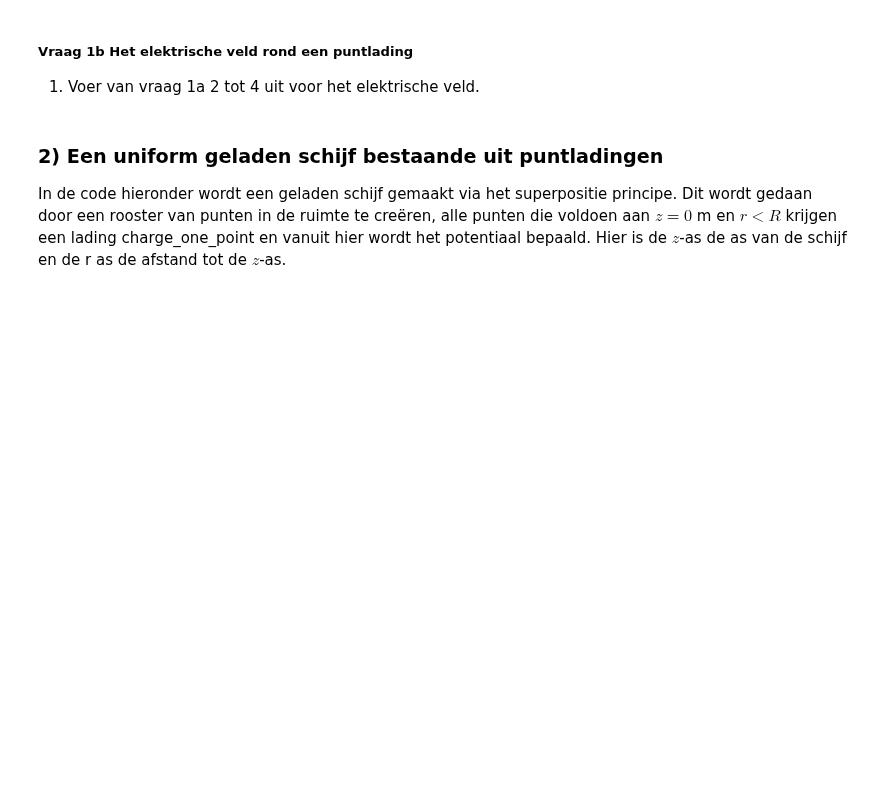
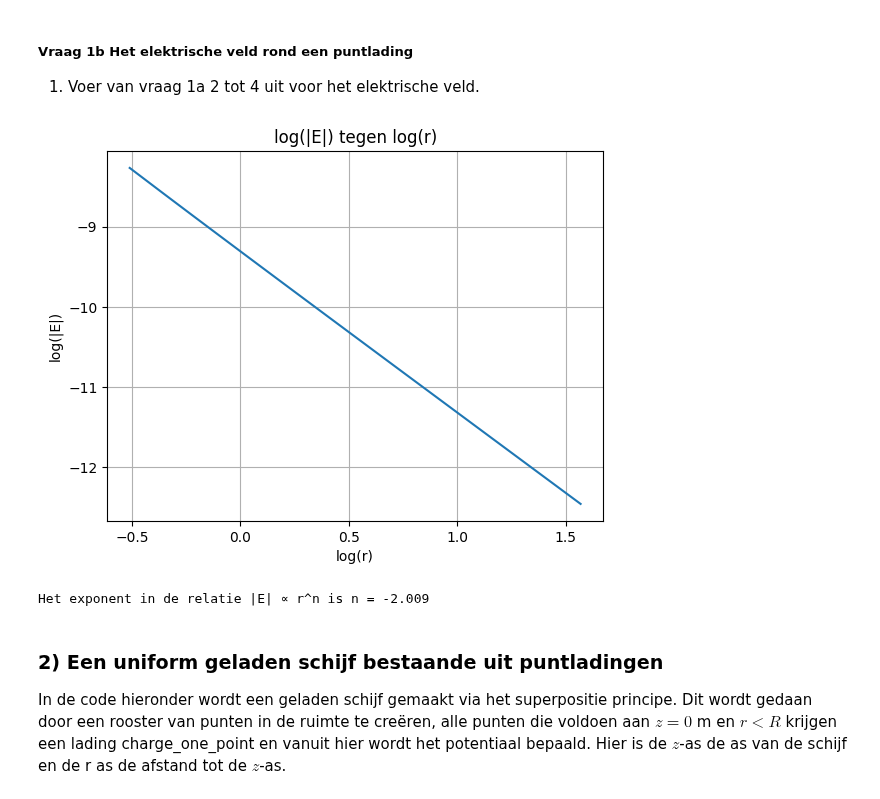
Before and after one commit to owesdorp/opdrachten-DEF-D, a Jupyter notebook: DigitaleOntwerpopdrachten/1CondensatorOpdracht/CondensatorOntwerpopdracht.ipynb, the cells around one changed output. Cells and saved outputs as stored; diff of their text form; code cells hidden in the pictures; blank space fills up the shorter version.

```diff
--- a/DigitaleOntwerpopdrachten/1CondensatorOpdracht/CondensatorOntwerpopdracht.ipynb
+++ b/DigitaleOntwerpopdrachten/1CondensatorOpdracht/CondensatorOntwerpopdracht.ipynb
@@ -96,7 +120,34 @@ plot_results_pt_charge_at_origin(Ez, Er, normE, V, r, z, grid_step)
 # %%
 ###
 ###Hier jouw code###
+index_z0_E = np.argmin(np.abs(z_for_E - 0.0))
+
+E_slice = normE[index_z0_E, :]
+r_slice_E = r_for_E
+
+# Filter: r > 0 én E > 0
+
+mask_E = (r_slice_E > 0.5) & (E_slice > 0)
+log_r_E = np.log(r_slice_E[mask_E])
+log_E   = np.log(E_slice[mask_E])
+
+plt.figure()
+plt.plot(log_r_E, log_E)
+plt.xlabel("log(r)")
+plt.ylabel("log(|E|)")
+plt.title("log(|E|) tegen log(r)")
+plt.grid(True)
+plt.show()
+
+coeffs_E = np.polyfit(log_r_E, log_E, 1)
+slope_E, intercept_E = coeffs_E
+
+print(f"Het exponent in de relatie |E| ∝ r^n is n = {slope_E:.3f}")
+
 ###
+# %% [output]
+[figure, added]
+Het exponent in de relatie |E| ∝ r^n is n = -2.009
 # %% [markdown]
 ### 2) Een uniform geladen schijf bestaande uit puntladingen
 
```
Also changed, not shown: parts of 2 cells of this notebook.
